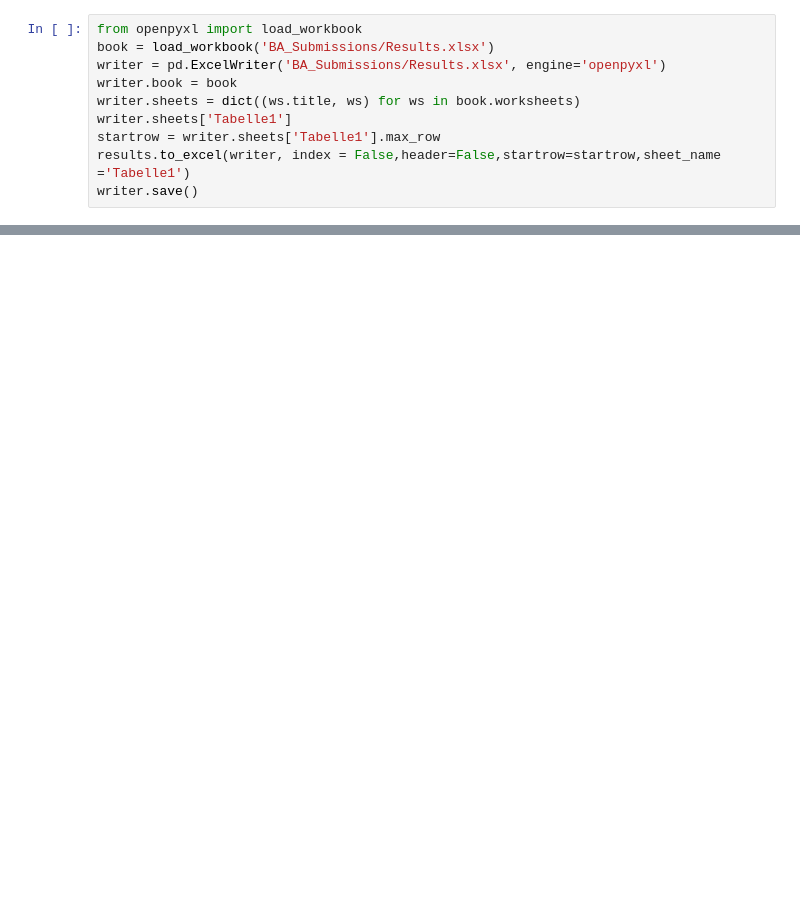
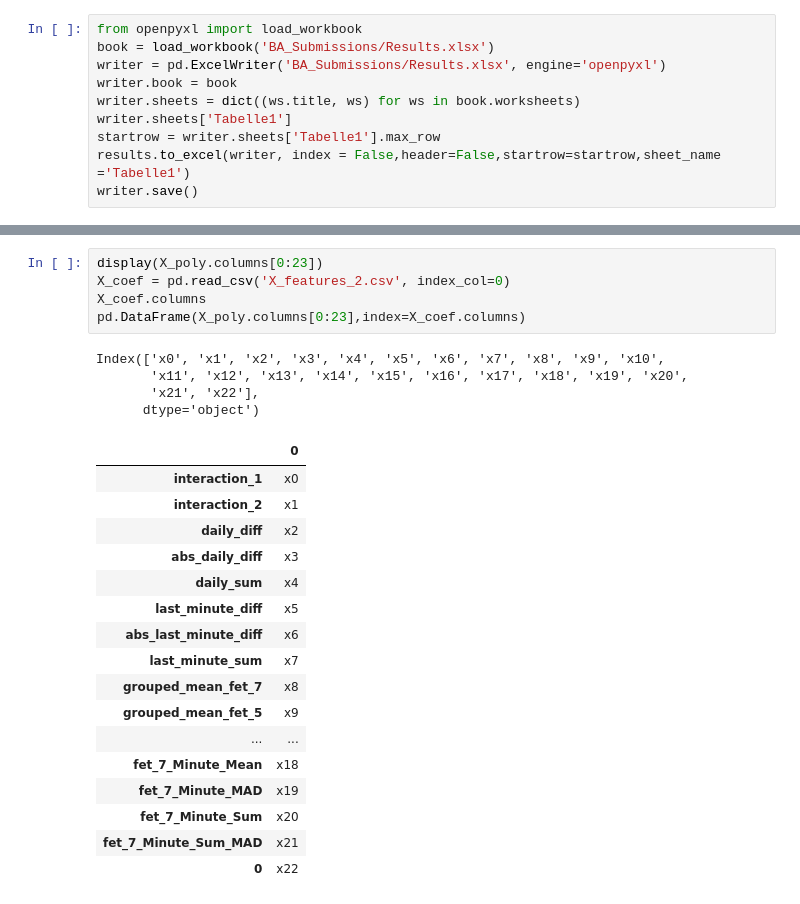
Before and after one commit to mazelbr/ba, a Jupyter notebook: Modelling_BA.ipynb, the cells around one changed output, grey strips where cells are left out. Drawn from its saved outputs; the diff is of its cells as text; blank space fills up the shorter version.

```diff
--- a/Modelling_BA.ipynb
+++ b/Modelling_BA.ipynb
@@ -1034,0 +1318,27 @@ writer.save()
+# %%
+display(X_poly.columns[0:23])
+X_coef = pd.read_csv('X_features_2.csv', index_col=0)
+X_coef.columns
+pd.DataFrame(X_poly.columns[0:23],index=X_coef.columns)
+# %% [output]
+Index(['x0', 'x1', 'x2', 'x3', 'x4', 'x5', 'x6', 'x7', 'x8', 'x9', 'x10',
+       'x11', 'x12', 'x13', 'x14', 'x15', 'x16', 'x17', 'x18', 'x19', 'x20',
+       'x21', 'x22'],
+      dtype='object')
+|  | 0 |
+| interaction_1 | x0 |
+| interaction_2 | x1 |
+| daily_diff | x2 |
+| abs_daily_diff | x3 |
+| daily_sum | x4 |
+| last_minute_diff | x5 |
+| abs_last_minute_diff | x6 |
+| last_minute_sum | x7 |
+| grouped_mean_fet_7 | x8 |
+| grouped_mean_fet_5 | x9 |
+| ... | ... |
+| fet_7_Minute_Mean | x18 |
+| fet_7_Minute_MAD | x19 |
+| fet_7_Minute_Sum | x20 |
+| fet_7_Minute_Sum_MAD | x21 |
+| 0 | x22 |
```
Also changed, not shown: parts of 23 cells of this notebook, 2 other files.
